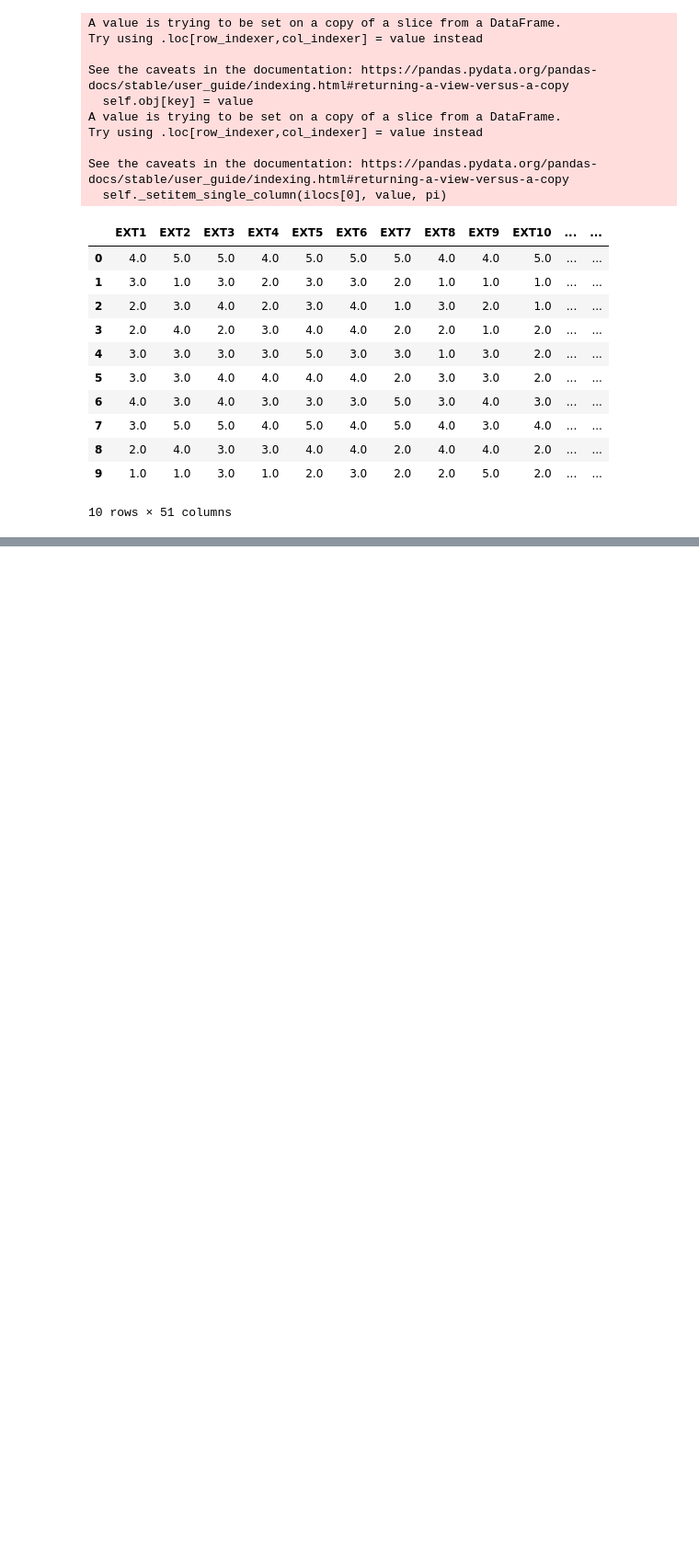
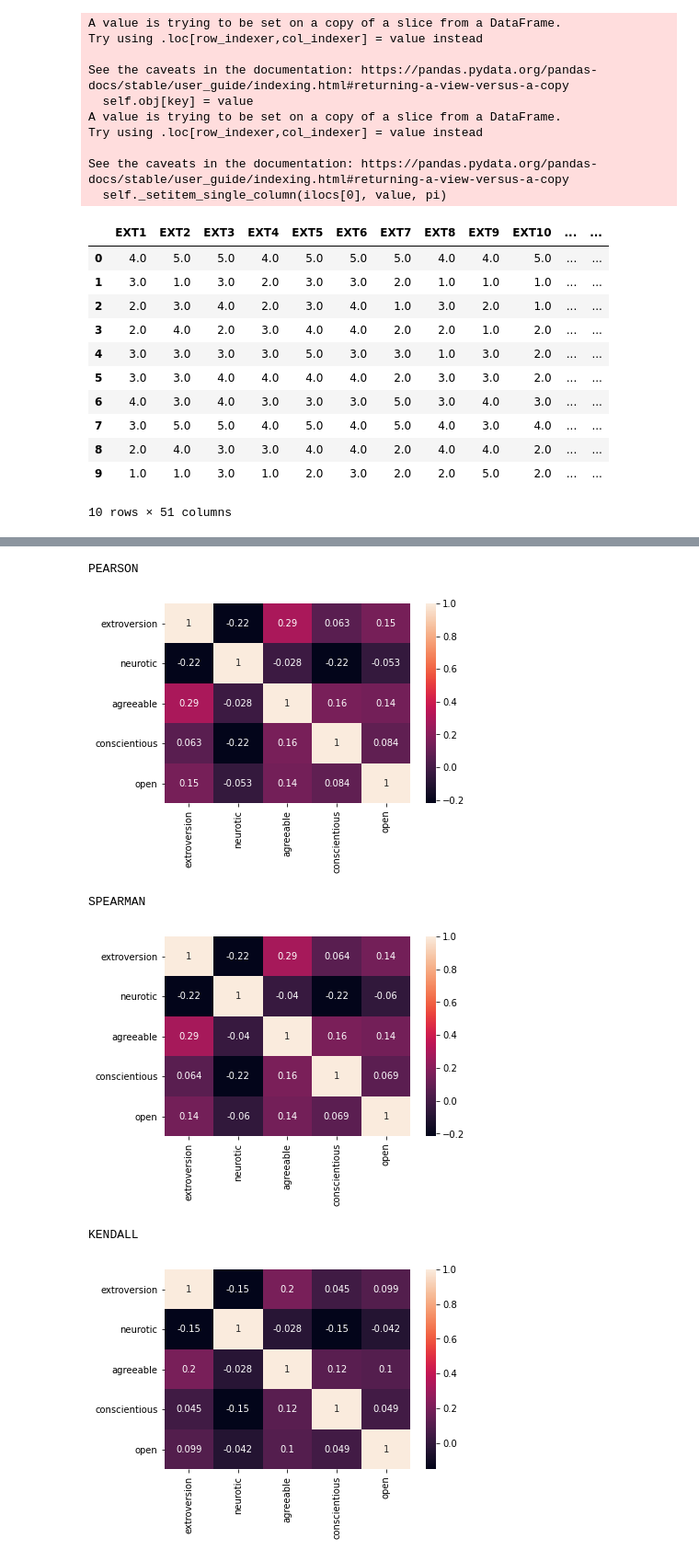
Before and after one commit to marvin2311/BigFive_Personality_Analysis, a Jupyter notebook: marvinsNotebook.ipynb, the cells around one changed output, grey strips where cells are left out. Shown: that part at 92% size. Drawn from its saved outputs; the diff is of its cells as text; code cells hidden in the pictures; blank space fills up the shorter version.

```diff
--- a/marvinsNotebook.ipynb
+++ b/marvinsNotebook.ipynb
@@ -267,0 +323,18 @@ Name: Cluster, dtype: int64
+# %%
+# creating heatmaps to visualize the correlations between each category (using 3 different methods)
+
+meths = ['pearson', 'spearman', 'kendall']
+
+for meth in meths:
+    print(meth.upper())
+    corrm= df_sums.drop(columns='cluster').corr(method=meth)
+    sns.heatmap(corrm, annot=True)
+    plt.show()
+    print()
+# %% [output]
+PEARSON
+[figure, added]
+SPEARMAN
+[figure, added]
+KENDALL
+[figure, added]
```
Also changed, not shown: parts of 7 cells of this notebook.
